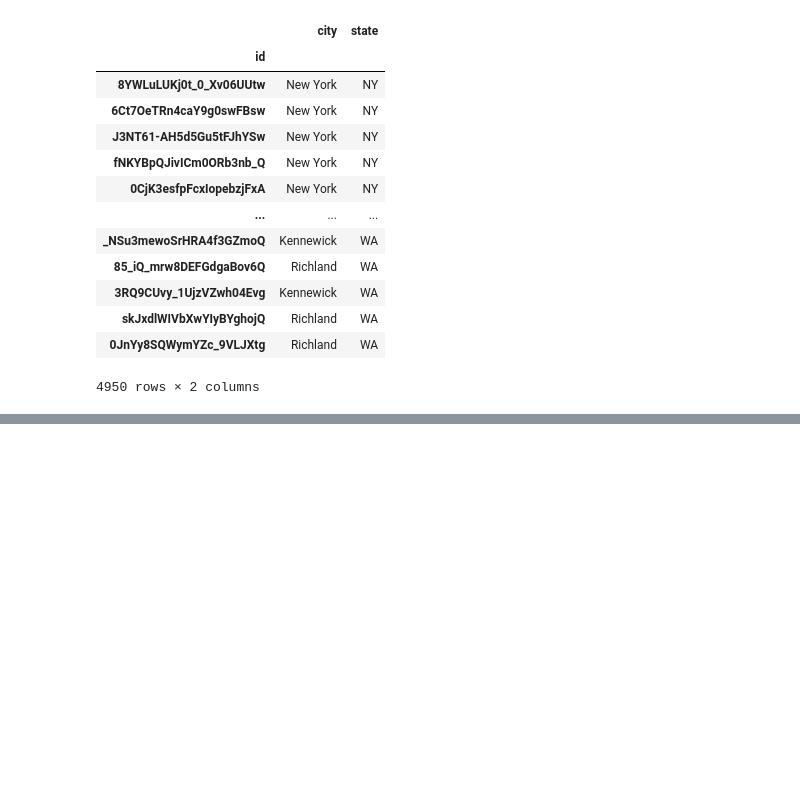
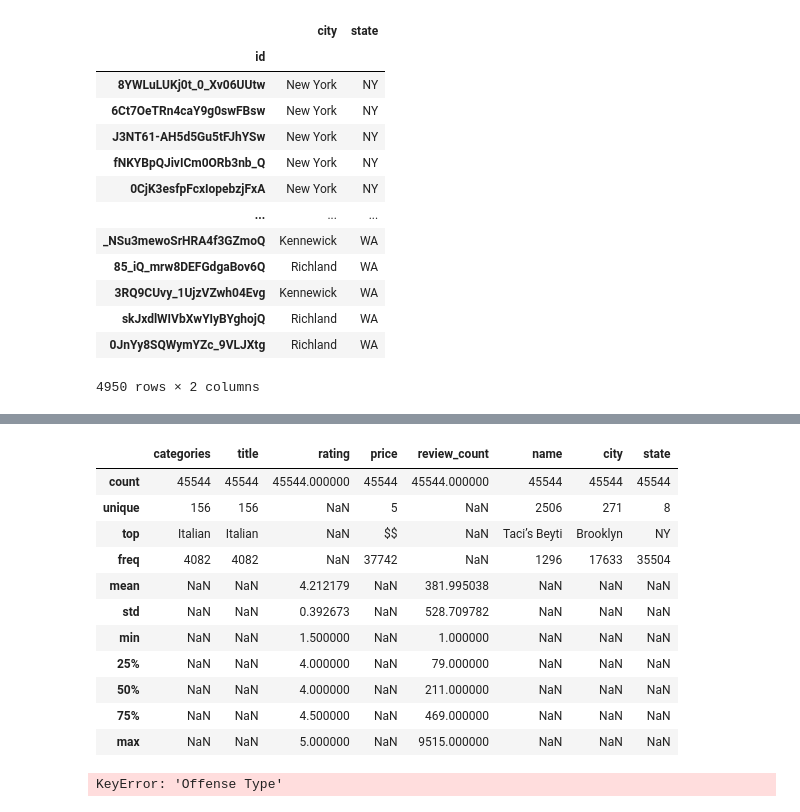
Before and after one commit to erikajwolf/Yelp_Metro_US_Analysis, a Jupyter notebook: yelp_cleaning_data.ipynb, the cells around one changed output, grey strips where cells are left out. Cells and saved outputs as stored; diff of their text form; code cells hidden in the pictures; blank space fills up the shorter version.

```diff
--- a/yelp_cleaning_data.ipynb
+++ b/yelp_cleaning_data.ipynb
@@ -277,0 +396,22 @@ new_yelp_data_df.head(20)
+# %%
+# display a statistical overview
+# We can infer tha maximum allowable individual contribution from 'max'
+new_yelp_data_df.describe(include="all")
+# %% [output]
+|  | categories | title | rating | price | review_count | name | city | state |
+| count | 45544 | 45544 | 45544.000000 | 45544 | 45544.000000 | 45544 | 45544 | 45544 |
+| unique | 156 | 156 | NaN | 5 | NaN | 2506 | 271 | 8 |
+| top | Italian | Italian | NaN | $$ | NaN | Taci’s Beyti | Brooklyn | NY |
+| freq | 4082 | 4082 | NaN | 37742 | NaN | 1296 | 17633 | 35504 |
+| mean | NaN | NaN | 4.212179 | NaN | 381.995038 | NaN | NaN | NaN |
+| std | NaN | NaN | 0.392673 | NaN | 528.709782 | NaN | NaN | NaN |
+| min | NaN | NaN | 1.500000 | NaN | 1.000000 | NaN | NaN | NaN |
+| 25% | NaN | NaN | 4.000000 | NaN | 79.000000 | NaN | NaN | NaN |
+| 50% | NaN | NaN | 4.000000 | NaN | 211.000000 | NaN | NaN | NaN |
+| 75% | NaN | NaN | 4.500000 | NaN | 469.000000 | NaN | NaN | NaN |
+| max | NaN | NaN | 5.000000 | NaN | 9515.000000 | NaN | NaN | NaN |
+# %%
+yelp_df = new_yelp_data_df["Offense Type"].value_counts().to_frame().sort_index()
+yelp_df
+# %% [output]
+KeyError: 'Offense Type'
```
Also changed, not shown: parts of 13 cells of this notebook.
